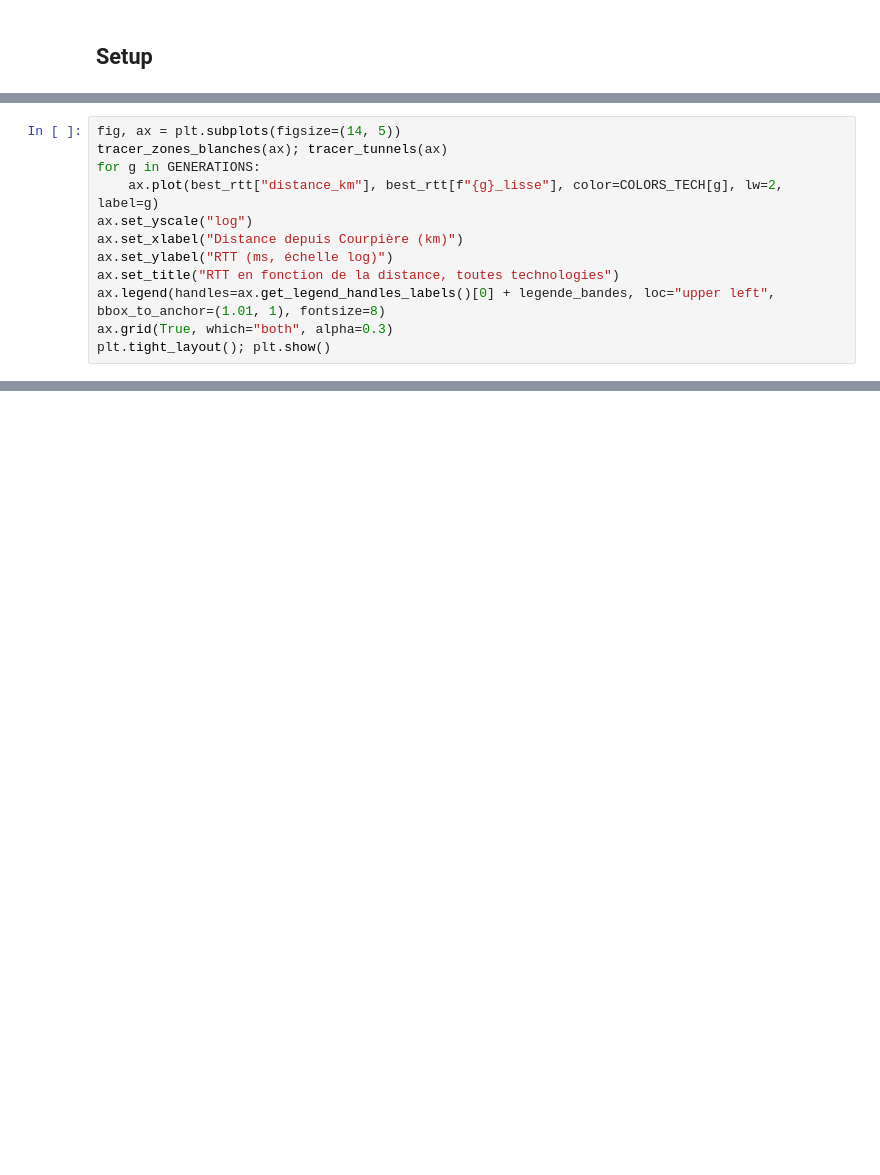
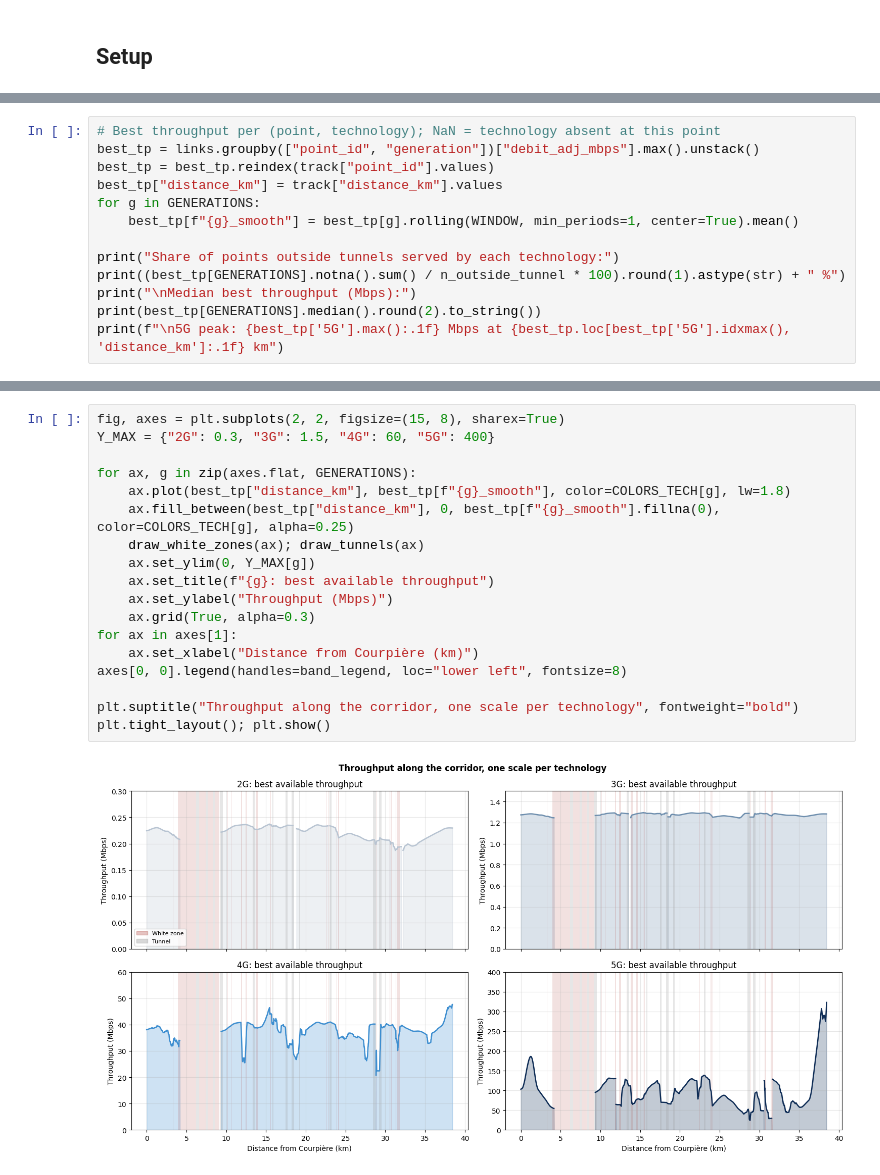
Before and after one commit to meyssembouzaien/ferromobile_project, a Jupyter notebook: datapreparation/FerroMobile_visualisations.ipynb, the cells around one changed output, grey strips where cells are left out. Cells and saved outputs as stored; diff of their text form; blank space fills up the shorter version.

```diff
--- a/datapreparation/FerroMobile_visualisations.ipynb
+++ b/datapreparation/FerroMobile_visualisations.ipynb
@@ -447,12 +19,0 @@ plt.tight_layout(); plt.show()
-# %%
-fig, ax = plt.subplots(figsize=(14, 5))
-tracer_zones_blanches(ax); tracer_tunnels(ax)
-for g in GENERATIONS:
-    ax.plot(best_rtt["distance_km"], best_rtt[f"{g}_lisse"], color=COLORS_TECH[g], lw=2, label=g)
-ax.set_yscale("log")
-ax.set_xlabel("Distance depuis Courpière (km)")
-ax.set_ylabel("RTT (ms, échelle log)")
-ax.set_title("RTT en fonction de la distance, toutes technologies")
-ax.legend(handles=ax.get_legend_handles_labels()[0] + legende_bandes, loc="upper left", bbox_to_anchor=(1.01, 1), fontsize=8)
-ax.grid(True, which="both", alpha=0.3)
-plt.tight_layout(); plt.show()
@@ -467,0 +208,13 @@ plt.tight_layout(); plt.show()
+# %%
+# Best throughput per (point, technology); NaN = technology absent at this point
+best_tp = links.groupby(["point_id", "generation"])["debit_adj_mbps"].max().unstack()
+best_tp = best_tp.reindex(track["point_id"].values)
+best_tp["distance_km"] = track["distance_km"].values
+for g in GENERATIONS:
+    best_tp[f"{g}_smooth"] = best_tp[g].rolling(WINDOW, min_periods=1, center=True).mean()
+
+print("Share of points outside tunnels served by each technology:")
+print((best_tp[GENERATIONS].notna().sum() / n_outside_tunnel * 100).round(1).astype(str) + " %")
+print("\nMedian best throughput (Mbps):")
+print(best_tp[GENERATIONS].median().round(2).to_string())
+print(f"\n5G peak: {best_tp['5G'].max():.1f} Mbps at {best_tp.loc[best_tp['5G'].idxmax(), 'distance_km']:.1f} km")
@@ -467,0 +238,20 @@ plt.tight_layout(); plt.show()
+# %%
+fig, axes = plt.subplots(2, 2, figsize=(15, 8), sharex=True)
+Y_MAX = {"2G": 0.3, "3G": 1.5, "4G": 60, "5G": 400}
+
+for ax, g in zip(axes.flat, GENERATIONS):
+    ax.plot(best_tp["distance_km"], best_tp[f"{g}_smooth"], color=COLORS_TECH[g], lw=1.8)
+    ax.fill_between(best_tp["distance_km"], 0, best_tp[f"{g}_smooth"].fillna(0), color=COLORS_TECH[g], alpha=0.25)
+    draw_white_zones(ax); draw_tunnels(ax)
+    ax.set_ylim(0, Y_MAX[g])
+    ax.set_title(f"{g}: best available throughput")
+    ax.set_ylabel("Throughput (Mbps)")
+    ax.grid(True, alpha=0.3)
+for ax in axes[1]:
+    ax.set_xlabel("Distance from Courpière (km)")
+axes[0, 0].legend(handles=band_legend, loc="lower left", fontsize=8)
+
+plt.suptitle("Throughput along the corridor, one scale per technology", fontweight="bold")
+plt.tight_layout(); plt.show()
+# %% [output]
+[figure, added]
```
Also changed, not shown: parts of 61 cells of this notebook.
